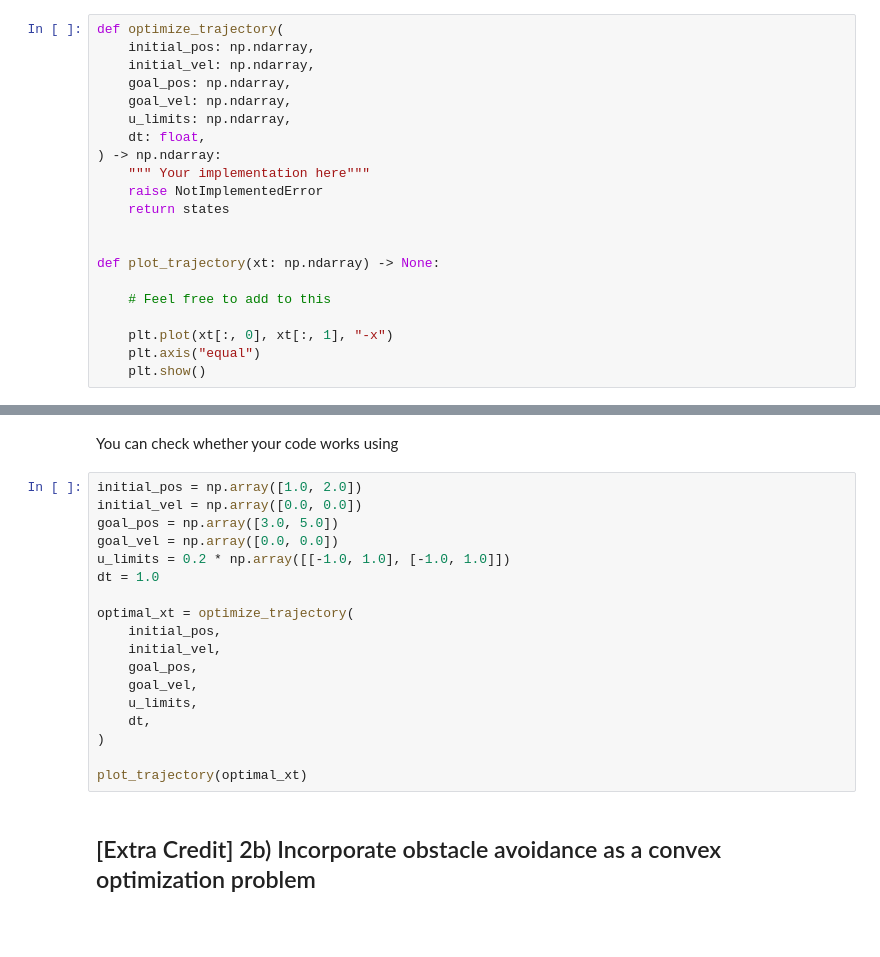
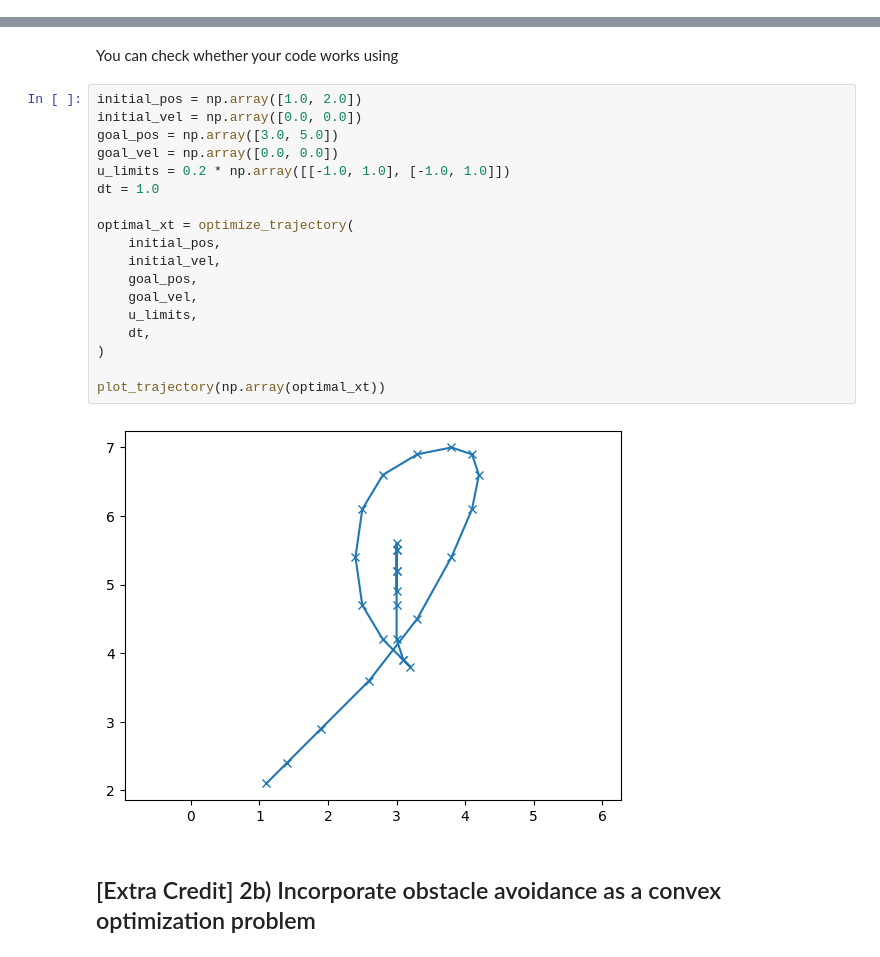
Before and after one commit to rohith-poola/MR, a Jupyter notebook: A2/MR_HW2.ipynb, the cells around one changed output, grey strips where cells are left out. Drawn from its saved outputs; the diff is of its cells as text; blank space fills up the shorter version.

```diff
--- a/A2/MR_HW2.ipynb
+++ b/A2/MR_HW2.ipynb
@@ -524,24 +525,3 @@ with $g_x = 3, g_y=5, v_{x,T}=0, v_{y,T}=0, \mathbf{x}_0 = [1, 2, 0, 0], U = [-1
 **Deliverables**:
 - Implement `optimize_trajectory`, which will take in initial and terminal conditions, control limits, dt, and return the optimal sequence of states (i.e., an array of shape (T+1, 4) -- T+1 timesteps (T timesteps + the initial state) and 4 states per timestep)
 - Generate a plot of your optimal trajectory. You are welcome to use the `plot_trajectory` function or write your own version.
-# %%
-def optimize_trajectory(
-    initial_pos: np.ndarray,
-    initial_vel: np.ndarray,
-    goal_pos: np.ndarray,
-    goal_vel: np.ndarray,
-    u_limits: np.ndarray,
-    dt: float,
-) -> np.ndarray:
-    """ Your implementation here"""
-    raise NotImplementedError
-    return states
-
-
-def plot_trajectory(xt: np.ndarray) -> None:
-
-    # Feel free to add to this
-
-    plt.plot(xt[:, 0], xt[:, 1], "-x")
-    plt.axis("equal")
-    plt.show()
@@ -550,21 +587,23 @@ You can check whether your code works using
 # %%
 initial_pos = np.array([1.0, 2.0])
 initial_vel = np.array([0.0, 0.0])
 goal_pos = np.array([3.0, 5.0])
 goal_vel = np.array([0.0, 0.0])
 u_limits = 0.2 * np.array([[-1.0, 1.0], [-1.0, 1.0]])
 dt = 1.0
 
 optimal_xt = optimize_trajectory(
     initial_pos,
     initial_vel,
     goal_pos,
     goal_vel,
     u_limits,
     dt,
 )
 
-plot_trajectory(optimal_xt)
+plot_trajectory(np.array(optimal_xt))
+# %% [output]
+[figure, added]
 # %% [markdown]
 ## [Extra Credit] 2b) Incorporate obstacle avoidance as a convex optimization problem
 # %% [markdown]
```
Also changed, not shown: parts of 7 cells of this notebook.
